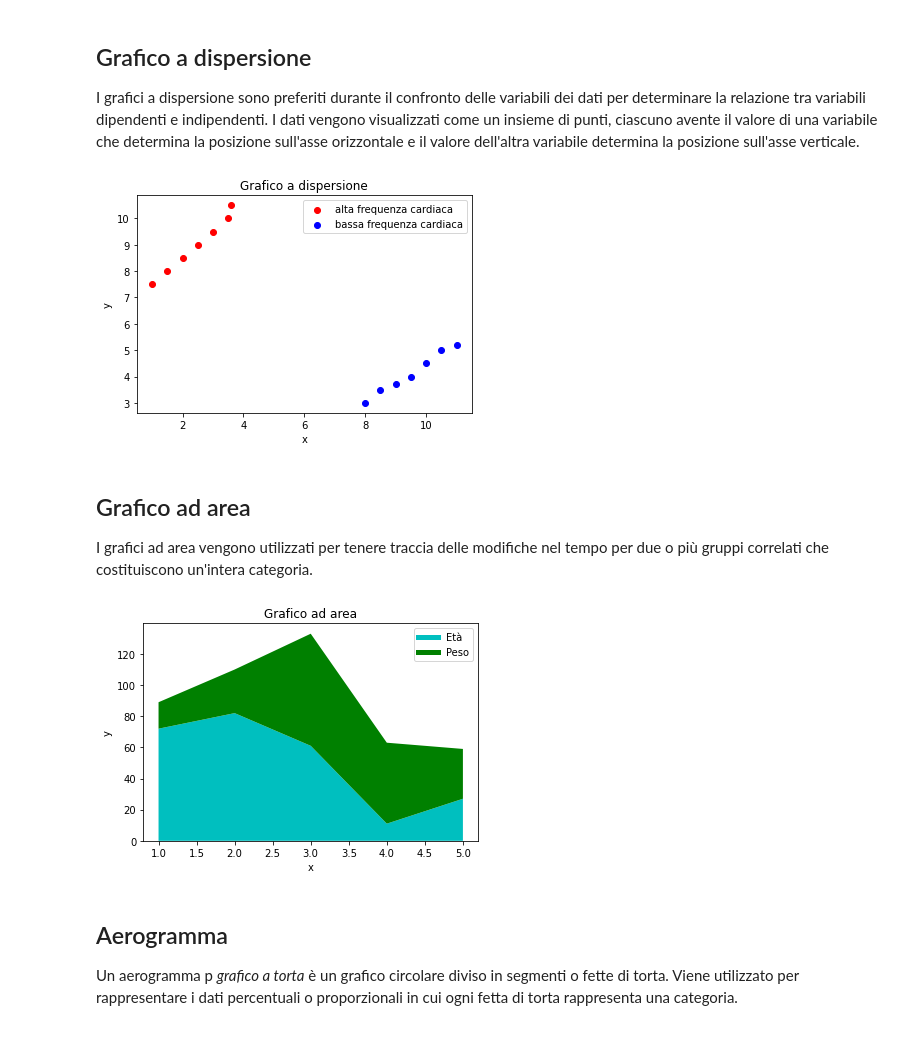
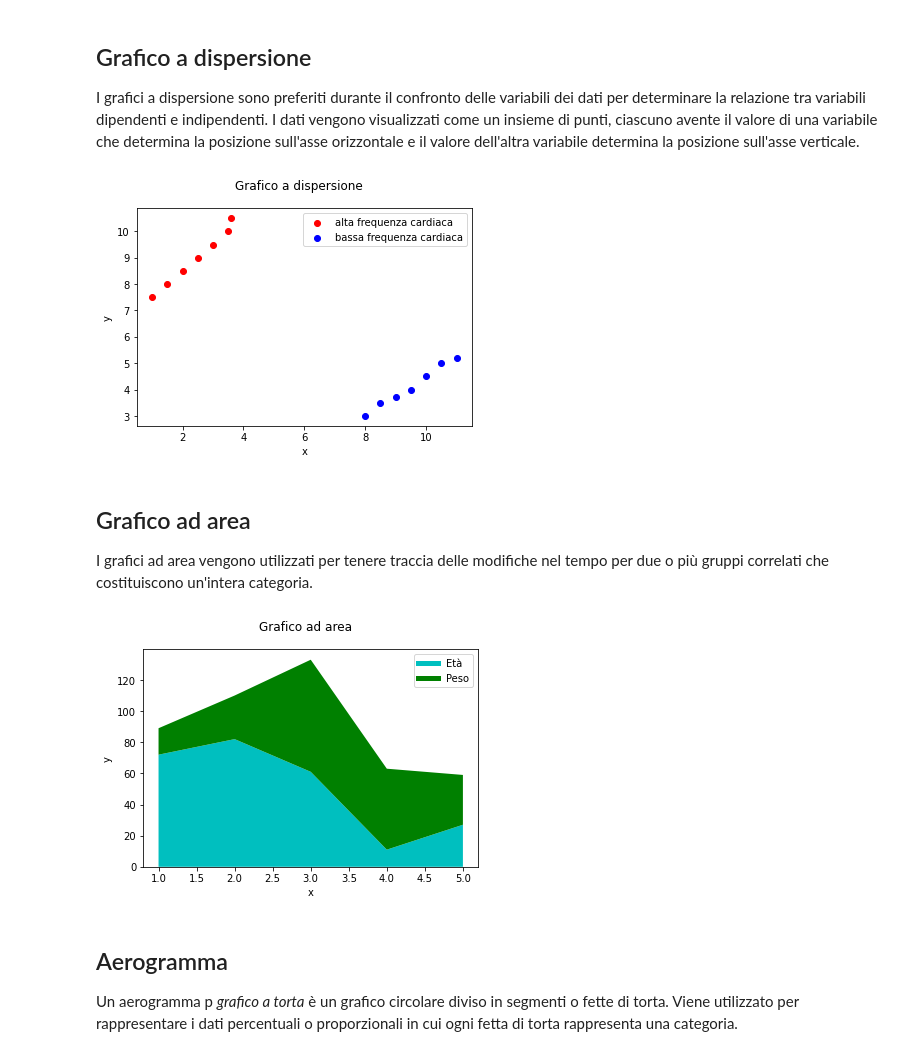
Before and after one commit to CappuCitti/Python-appunti-ed-esercizi, a Jupyter notebook: MatPlotLib/Notebook1 - Tipi di grafici.ipynb, the cells around one changed output. Cells and saved outputs as stored; diff of their text form; code cells hidden in the pictures.

```diff
--- a/MatPlotLib/Notebook1 - Tipi di grafici.ipynb
+++ b/MatPlotLib/Notebook1 - Tipi di grafici.ipynb
@@ -75,20 +81,24 @@ I grafici a dispersione sono preferiti durante il confronto delle variabili dei
 # %%
 x1 = [1, 1.5, 2, 2.5, 3, 3.5, 3.6]
 y1 = [7.5, 8, 8.5, 9, 9.5, 10, 10.5]
 
 x2 = [8, 8.5, 9, 9.5, 10, 10.5, 11]
 y2 = [3, 3.5, 3.7, 4, 4.5, 5, 5.2]
 
-plt.scatter(x1, y1, label='alta frequenza cardiaca', color='r')
-plt.scatter(x2, y2, label='bassa frequenza cardiaca', color='b')
-plt.title('Grafico a dispersione')
-plt.xlabel('x')
-plt.ylabel('y')
-plt.legend()
+fig = plt.figure()
+ax = plt.axes()
+
+
+ax.scatter(x1, y1, label='alta frequenza cardiaca', color='r')
+ax.scatter(x2, y2, label='bassa frequenza cardiaca', color='b')
+fig.suptitle('Grafico a dispersione')
+ax.set_xlabel('x')
+ax.set_ylabel('y')
+ax.legend(loc=0)
 
 plt.show()
 # %% [output]
-[figure, old version]
+[figure, new version]
 # %% [markdown]
 ## Grafico ad area
 I grafici ad area vengono utilizzati per tenere traccia delle modifiche nel tempo per due o più gruppi correlati che costituiscono un'intera categoria.
@@ -98,19 +108,22 @@ age = [72, 82, 61, 11, 27]
 
 weight = [17, 28, 72, 52, 32]
 
-plt.plot([],[],color='c', label='Età', linewidth=5)
-plt.plot([],[],color='g', label='Peso', linewidth=5)
+fig = plt.figure()
+ax = plt.axes()
 
-plt.stackplot(days, age, weight, colors=['c','g'])
+ax.plot([],[],color='c', label='Età', linewidth=5)
+ax.plot([],[],color='g', label='Peso', linewidth=5)
 
-plt.xlabel('x')
-plt.ylabel('y')
-plt.title('Grafico ad area')
-plt.legend()
+ax.stackplot(days, age, weight, colors=['c','g'])
+
+ax.set_xlabel('x')
+ax.set_ylabel('y')
+fig.suptitle('Grafico ad area')
+ax.legend(loc=0)
 
 plt.show()
 # %% [output]
-[figure, old version]
+[figure, new version]
 # %% [markdown]
 ## Aerogramma
 Un aerogramma p *grafico a torta* è un grafico circolare diviso in segmenti o fette di torta. Viene utilizzato per rappresentare i dati percentuali o proporzionali in cui ogni fetta di torta rappresenta una categoria.
```
Also changed, not shown: parts of 3 cells of this notebook.
